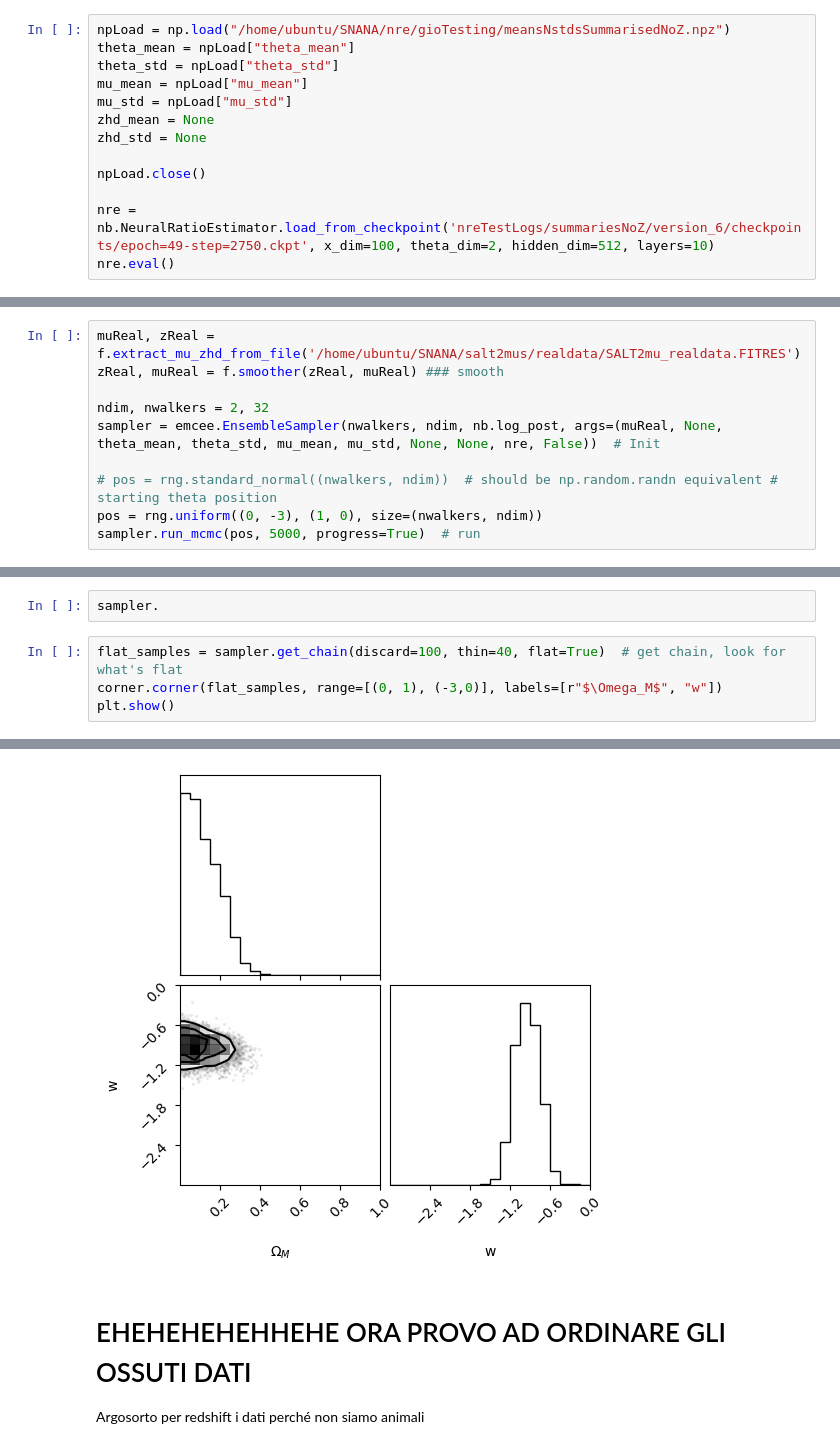
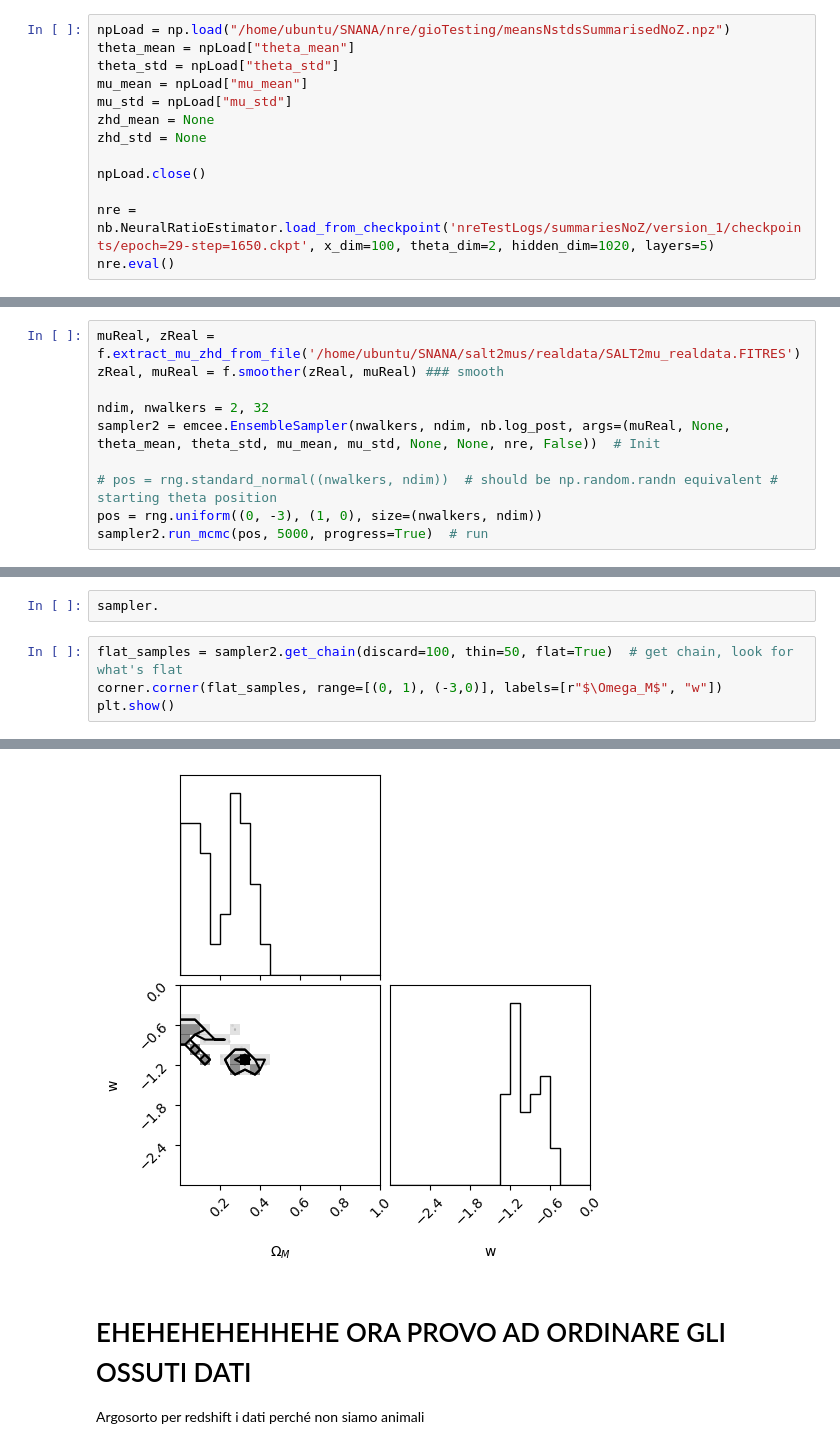
Before and after one commit to margherita-lera/SMC-ABC-for-Supernovae-Ia, a Jupyter notebook: nre_ifi.ipynb, the cells around one changed output, grey strips where cells are left out. Cells and saved outputs as stored; diff of their text form.

```diff
--- a/nre_ifi.ipynb
+++ b/nre_ifi.ipynb
@@ -235,7 +266,7 @@ zhd_std = None
 
 npLoad.close()
 
-nre = nb.NeuralRatioEstimator.load_from_checkpoint('nreTestLogs/summariesNoZ/version_6/checkpoints/epoch=49-step=2750.ckpt', x_dim=100, theta_dim=2, hidden_dim=512, layers=10)
+nre = nb.NeuralRatioEstimator.load_from_checkpoint('nreTestLogs/summariesNoZ/version_1/checkpoints/epoch=29-step=1650.ckpt', x_dim=100, theta_dim=2, hidden_dim=1020, layers=5)
 nre.eval()
 # %% [output]
 NeuralRatioEstimator(
@@ -260,8 +295,8 @@ muReal, zReal = f.extract_mu_zhd_from_file('/home/ubuntu/SNANA/salt2mus/realdata
 zReal, muReal = f.smoother(zReal, muReal) ### smooth
 
 ndim, nwalkers = 2, 32
-sampler = emcee.EnsembleSampler(nwalkers, ndim, nb.log_post, args=(muReal, None, theta_mean, theta_std, mu_mean, mu_std, None, None, nre, False))  # Init
+sampler2 = emcee.EnsembleSampler(nwalkers, ndim, nb.log_post, args=(muReal, None, theta_mean, theta_std, mu_mean, mu_std, None, None, nre, False))  # Init
 
 # pos = rng.standard_normal((nwalkers, ndim))  # should be np.random.randn equivalent # starting theta position
 pos = rng.uniform((0, -3), (1, 0), size=(nwalkers, ndim))
-sampler.run_mcmc(pos, 5000, progress=True)  # run
+sampler2.run_mcmc(pos, 5000, progress=True)  # run
@@ -272,7 +325,7 @@ array([33.75881006, 36.21372811])
 # %%
 sampler.
 # %%
-flat_samples = sampler.get_chain(discard=100, thin=40, flat=True)  # get chain, look for what's flat
+flat_samples = sampler2.get_chain(discard=100, thin=50, flat=True)  # get chain, look for what's flat
 corner.corner(flat_samples, range=[(0, 1), (-3,0)], labels=[r"$\Omega_M$", "w"])
 plt.show()
 # %% [output]
@@ -279,4 +333,4 @@ plt.show()
-[figure, old version]
+[figure, new version]
 # %% [markdown]
 # EHEHEHEHEHHEHE ORA PROVO AD ORDINARE GLI OSSUTI DATI
 Argosorto per redshift i dati perché non siamo animali
```
Also changed, not shown: parts of 7 cells of this notebook, 1 other file.
